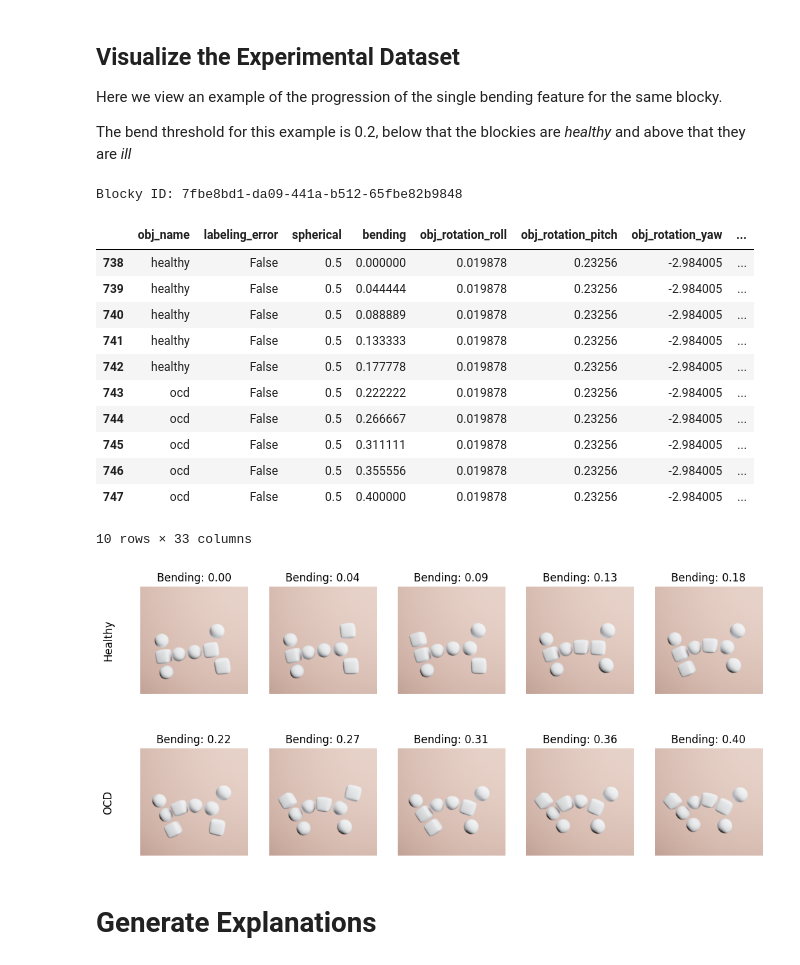
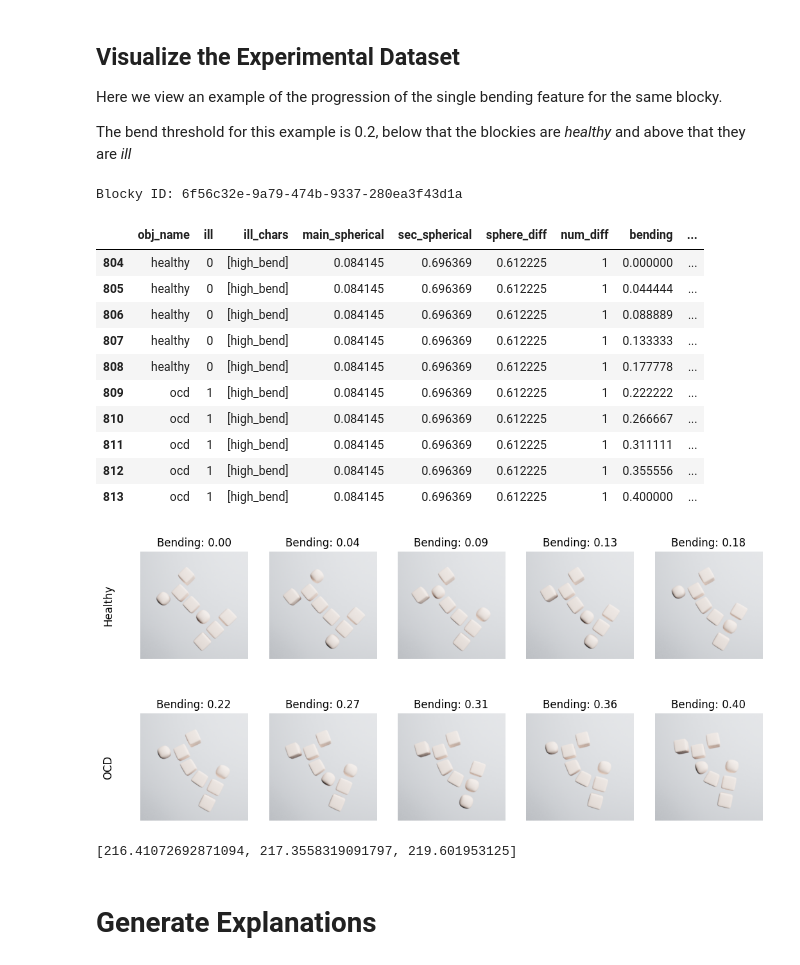
Before and after one commit to davidsjohnson/blockies-xai, a Jupyter notebook: simple_blockies_xai.ipynb, the cells around one changed output. Cells and saved outputs as stored; diff of their text form; code cells hidden in the pictures.

```diff
--- a/simple_blockies_xai.ipynb
+++ b/simple_blockies_xai.ipynb
@@ -396,7 +392,7 @@ for i, img in enumerate(notill_imgs):
 for i, img in enumerate(ill_imgs):
     axes[1, i].imshow(img)
     axes[1, i].axis('off')
-    axes[1, i].set_title(f'Ill - Bending: {ill_samples.iloc[i].arm_position:.2f}')
+    axes[1, i].set_title(f'Ill - Bending: {ill_samples.iloc[i].bending:.2f}')
 plt.tight_layout()
 plt.show()
 # %% [output]
@@ -407,49 +403,51 @@ plt.show()
 Here we view an example of the progression of the single bending feature for the same blocky.
 
 The bend threshold for this example is 0.2, below that the blockies are *healthy* and above that they are *ill*
-# %%
-# sample a blocky from the main xai dataset
-bid = xai_df.sample(1, random_state=random_state+1).id.values[0]
-print(f"Blocky ID: {bid}")
-# %% [output]
-Blocky ID: 7fbe8bd1-da09-441a-b512-65fbe82b9848
-# %%
-# load the corresponding set of blockies (features and images) from the experimental dataset
-# these are the bending examples with progressive bending
-
-xai_exp_subset = utils.get_progressive_blockies(bid, xai_exp_df, feature_name='bending')
-paths = xai_exp_subset.filename.apply(lambda x: ds_dir / 'xai_experimental' / x)
-xai_exp_imgs = utils.load_imgs(paths)
-
-xai_exp_subset
-# %% [output]
-|  | obj_name | labeling_error | spherical | bending | obj_rotation_roll | obj_rotation_pitch | obj_rotation_yaw | ... |
-| 738 | healthy | False | 0.5 | 0.000000 | 0.019878 | 0.23256 | -2.984005 | ... |
-| 739 | healthy | False | 0.5 | 0.044444 | 0.019878 | 0.23256 | -2.984005 | ... |
-| 740 | healthy | False | 0.5 | 0.088889 | 0.019878 | 0.23256 | -2.984005 | ... |
-| 741 | healthy | False | 0.5 | 0.133333 | 0.019878 | 0.23256 | -2.984005 | ... |
-| 742 | healthy | False | 0.5 | 0.177778 | 0.019878 | 0.23256 | -2.984005 | ... |
-| 743 | ocd | False | 0.5 | 0.222222 | 0.019878 | 0.23256 | -2.984005 | ... |
-| 744 | ocd | False | 0.5 | 0.266667 | 0.019878 | 0.23256 | -2.984005 | ... |
-| 745 | ocd | False | 0.5 | 0.311111 | 0.019878 | 0.23256 | -2.984005 | ... |
-| 746 | ocd | False | 0.5 | 0.355556 | 0.019878 | 0.23256 | -2.984005 | ... |
-| 747 | ocd | False | 0.5 | 0.400000 | 0.019878 | 0.23256 | -2.984005 | ... |
-10 rows × 33 columns
 # %%
+# sample a blocky from the main xai dataset
+bid = xai_df.sample(1, random_state=random_state+2).id.values[0]
+print(f"Blocky ID: {bid}")
+
+# load the corresponding set of blockies (features and images) from the experimental dataset
+# these are the bending examples with progressive bending
+
+xai_exp_subset = utils.get_progressive_blockies(bid, xai_exp_df, feature_name='bending')
+paths = xai_exp_subset.filename.apply(lambda x: ds_dir / 'xai_experimental' / x)
+xai_exp_imgs = utils.load_imgs(paths)
+
+display(xai_exp_subset[['obj_name', 'ill'] +imp_features])
+
 # bend threshold is 0.2 for determining ill samples
 axes = plt.subplots(2, 5, figsize=(12.5, 6))[1]
 for i, ((idx, row), img, ax) in enumerate(zip(xai_exp_subset.iterrows(), xai_exp_imgs, axes.flatten())):
     if i == 0:
         ax.text(-0.3, 0.5, 'Healthy', va='center', ha='center', rotation='vertical', fontsize=12, transform=ax.transAxes)
     elif i == 5:
         ax.text(-0.3, 0.5, 'OCD', va='center', ha='center', rotation='vertical', fontsize=12, transform=ax.transAxes)
 
     ax.imshow(img)
 
     ax.axis('off')
     ax.set_title(f'Bending: {row.bending:.2f}')
+plt.show()
+
+avg_color = np.mean(xai_exp_imgs, axis=(0, 1, 2)).tolist()
+print(avg_color)
 # %% [output]
+Blocky ID: 6f56c32e-9a79-474b-9337-280ea3f43d1a
+|  | obj_name | ill | ill_chars | main_spherical | sec_spherical | sphere_diff | num_diff | bending | ... |
+| 804 | healthy | 0 | [high_bend] | 0.084145 | 0.696369 | 0.612225 | 1 | 0.000000 | ... |
+| 805 | healthy | 0 | [high_bend] | 0.084145 | 0.696369 | 0.612225 | 1 | 0.044444 | ... |
+| 806 | healthy | 0 | [high_bend] | 0.084145 | 0.696369 | 0.612225 | 1 | 0.088889 | ... |
+| 807 | healthy | 0 | [high_bend] | 0.084145 | 0.696369 | 0.612225 | 1 | 0.133333 | ... |
+| 808 | healthy | 0 | [high_bend] | 0.084145 | 0.696369 | 0.612225 | 1 | 0.177778 | ... |
+| 809 | ocd | 1 | [high_bend] | 0.084145 | 0.696369 | 0.612225 | 1 | 0.222222 | ... |
+| 810 | ocd | 1 | [high_bend] | 0.084145 | 0.696369 | 0.612225 | 1 | 0.266667 | ... |
+| 811 | ocd | 1 | [high_bend] | 0.084145 | 0.696369 | 0.612225 | 1 | 0.311111 | ... |
+| 812 | ocd | 1 | [high_bend] | 0.084145 | 0.696369 | 0.612225 | 1 | 0.355556 | ... |
+| 813 | ocd | 1 | [high_bend] | 0.084145 | 0.696369 | 0.612225 | 1 | 0.400000 | ... |
-[figure, old version]
+[figure, new version]
+[216.41072692871094, 217.3558319091797, 219.601953125]
 # %% [markdown]
 # Generate Explanations
 # %%
```
Also changed, not shown: parts of 13 cells of this notebook.
